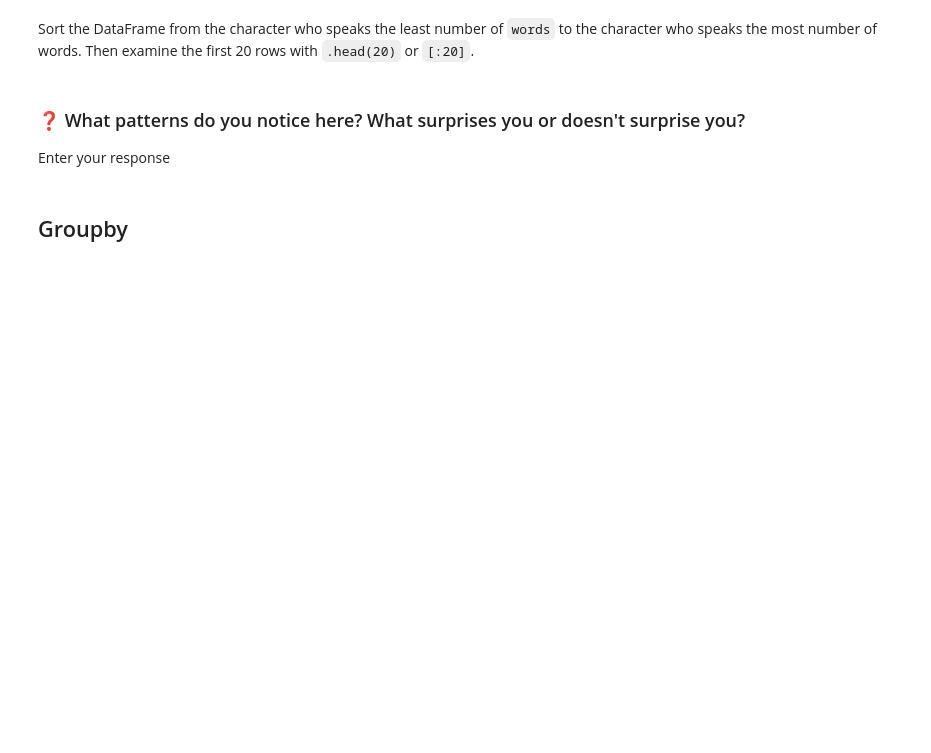
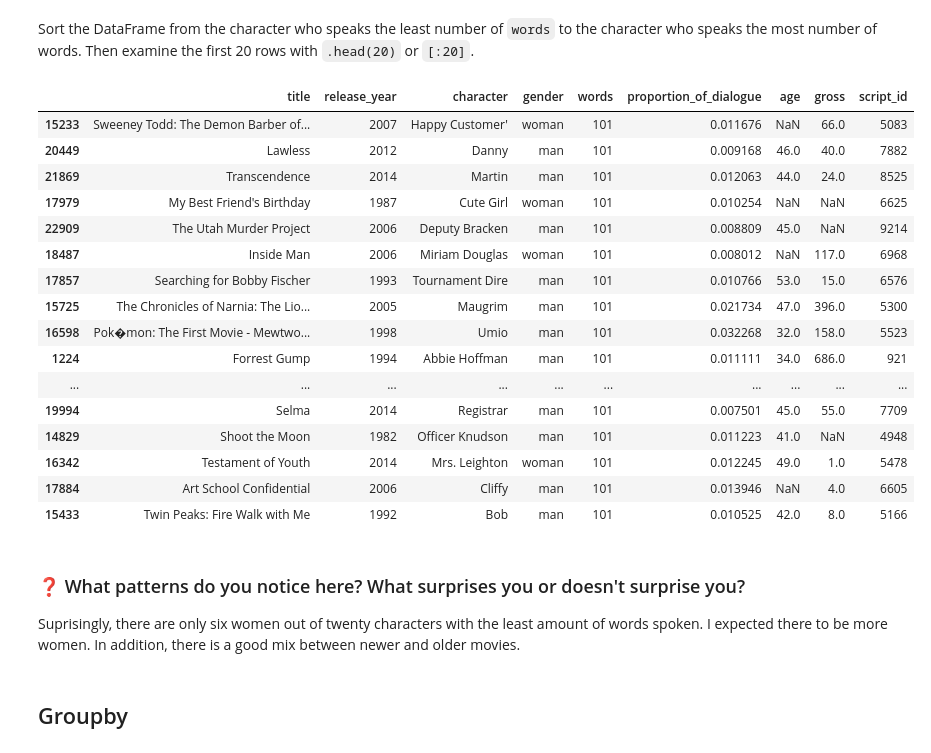
Before and after one commit to emileewrightvt/3844f23-writing-digital-media, a Jupyter notebook: book/03-Pandas-Data-Analysis/MIDTERM.ipynb, the cells around one changed output. Drawn from its saved outputs; the diff is of its cells as text; code cells hidden in the pictures; blank space fills up the shorter version.

```diff
--- a/book/03-Pandas-Data-Analysis/MIDTERM.ipynb
+++ b/book/03-Pandas-Data-Analysis/MIDTERM.ipynb
@@ -292,7 +288,29 @@ film_df...
-# %% [markdown]
-### ❓ What patterns do you notice here? What surprises you or doesn't surprise you?
-
-Enter your response
+# %%
+sort_df = film_df.sort_values(by='words', ascending=True)
+# %%
+sort_df.head(20)
+# %% [output]
+|  | title | release_year | character | gender | words | proportion_of_dialogue | age | gross | script_id |
+| 15233 | Sweeney Todd: The Demon Barber of... | 2007 | Happy Customer' | woman | 101 | 0.011676 | NaN | 66.0 | 5083 |
+| 20449 | Lawless | 2012 | Danny | man | 101 | 0.009168 | 46.0 | 40.0 | 7882 |
+| 21869 | Transcendence | 2014 | Martin | man | 101 | 0.012063 | 44.0 | 24.0 | 8525 |
+| 17979 | My Best Friend's Birthday | 1987 | Cute Girl | woman | 101 | 0.010254 | NaN | NaN | 6625 |
+| 22909 | The Utah Murder Project | 2006 | Deputy Bracken | man | 101 | 0.008809 | 45.0 | NaN | 9214 |
+| 18487 | Inside Man | 2006 | Miriam Douglas | woman | 101 | 0.008012 | NaN | 117.0 | 6968 |
+| 17857 | Searching for Bobby Fischer | 1993 | Tournament Dire | man | 101 | 0.010766 | 53.0 | 15.0 | 6576 |
+| 15725 | The Chronicles of Narnia: The Lio... | 2005 | Maugrim | man | 101 | 0.021734 | 47.0 | 396.0 | 5300 |
+| 16598 | Pok�mon: The First Movie - Mewtwo... | 1998 | Umio | man | 101 | 0.032268 | 32.0 | 158.0 | 5523 |
+| 1224 | Forrest Gump | 1994 | Abbie Hoffman | man | 101 | 0.011111 | 34.0 | 686.0 | 921 |
+| ... | ... | ... | ... | ... | ... | ... | ... | ... | ... |
+| 19994 | Selma | 2014 | Registrar | man | 101 | 0.007501 | 45.0 | 55.0 | 7709 |
+| 14829 | Shoot the Moon | 1982 | Officer Knudson | man | 101 | 0.011223 | 41.0 | NaN | 4948 |
+| 16342 | Testament of Youth | 2014 | Mrs. Leighton | woman | 101 | 0.012245 | 49.0 | 1.0 | 5478 |
+| 17884 | Art School Confidential | 2006 | Cliffy | man | 101 | 0.013946 | NaN | 4.0 | 6605 |
+| 15433 | Twin Peaks: Fire Walk with Me | 1992 | Bob | man | 101 | 0.010525 | 42.0 | 8.0 | 5166 |
+# %% [markdown]
+### ❓ What patterns do you notice here? What surprises you or doesn't surprise you?
+
+Suprisingly, there are only six women out of twenty characters with the least amount of words spoken. I expected there to be more women. In addition, there is a good mix between newer and older movies.
 # %% [markdown]
 ## Groupby
 # %% [markdown]
```
Also changed, not shown: parts of 25 cells of this notebook.
